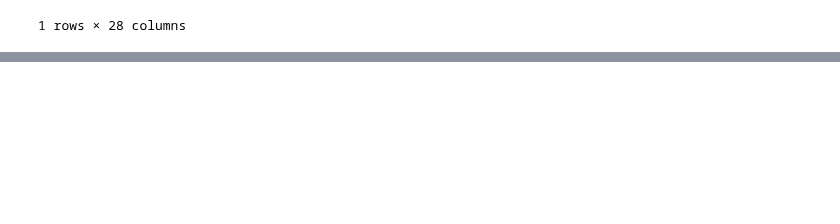
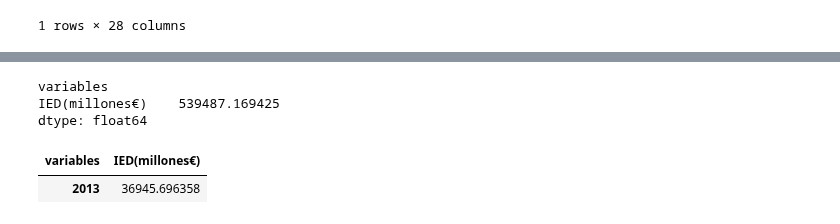
Before and after one commit to Afri-cola/Kschool-TFM, a Jupyter notebook: Edit_IED a Euro.ipynb, the cells around one changed output, grey strips where cells are left out. Saved outputs shown, nothing was run; the diff lists cells and outputs as text; code cells hidden in the pictures; blank space fills up the shorter version.

```diff
--- a/Edit_IED a Euro.ipynb
+++ b/Edit_IED a Euro.ipynb
@@ -130,0 +128,11 @@ Stored 'df_IED' (DataFrame)
+# %%
+df_IED.sum()
+# %% [output]
+variables
+IED(millones€)    539487.169425
+dtype: float64
+# %%
+df_IED.loc[df_IED['IED(millones€)'] == df_IED['IED(millones€)'].max()]
+# %% [output]
+| variables | IED(millones€) |
+| 2013 | 36945.696358 |
```
Also changed, not shown: parts of 12 cells of this notebook.
